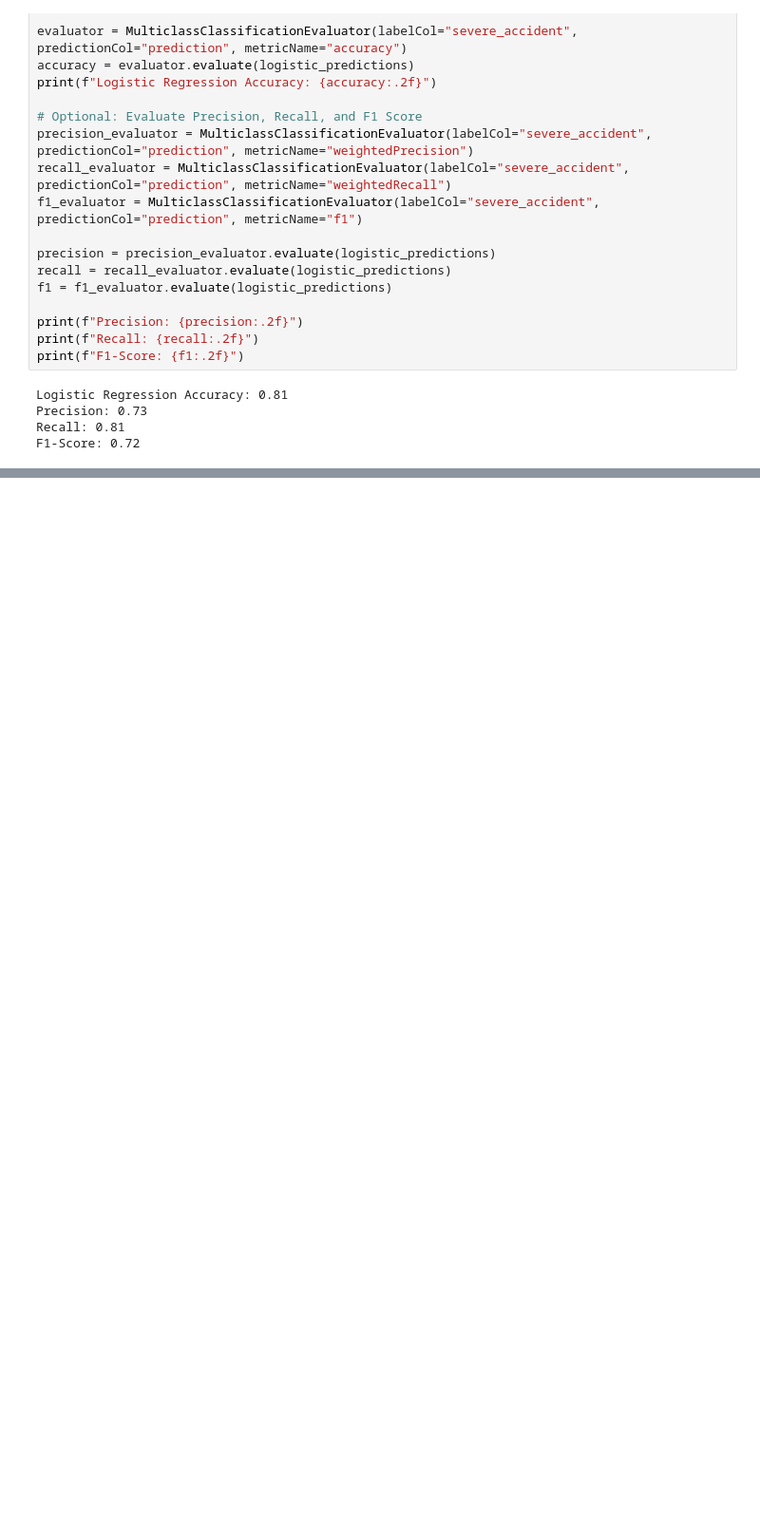
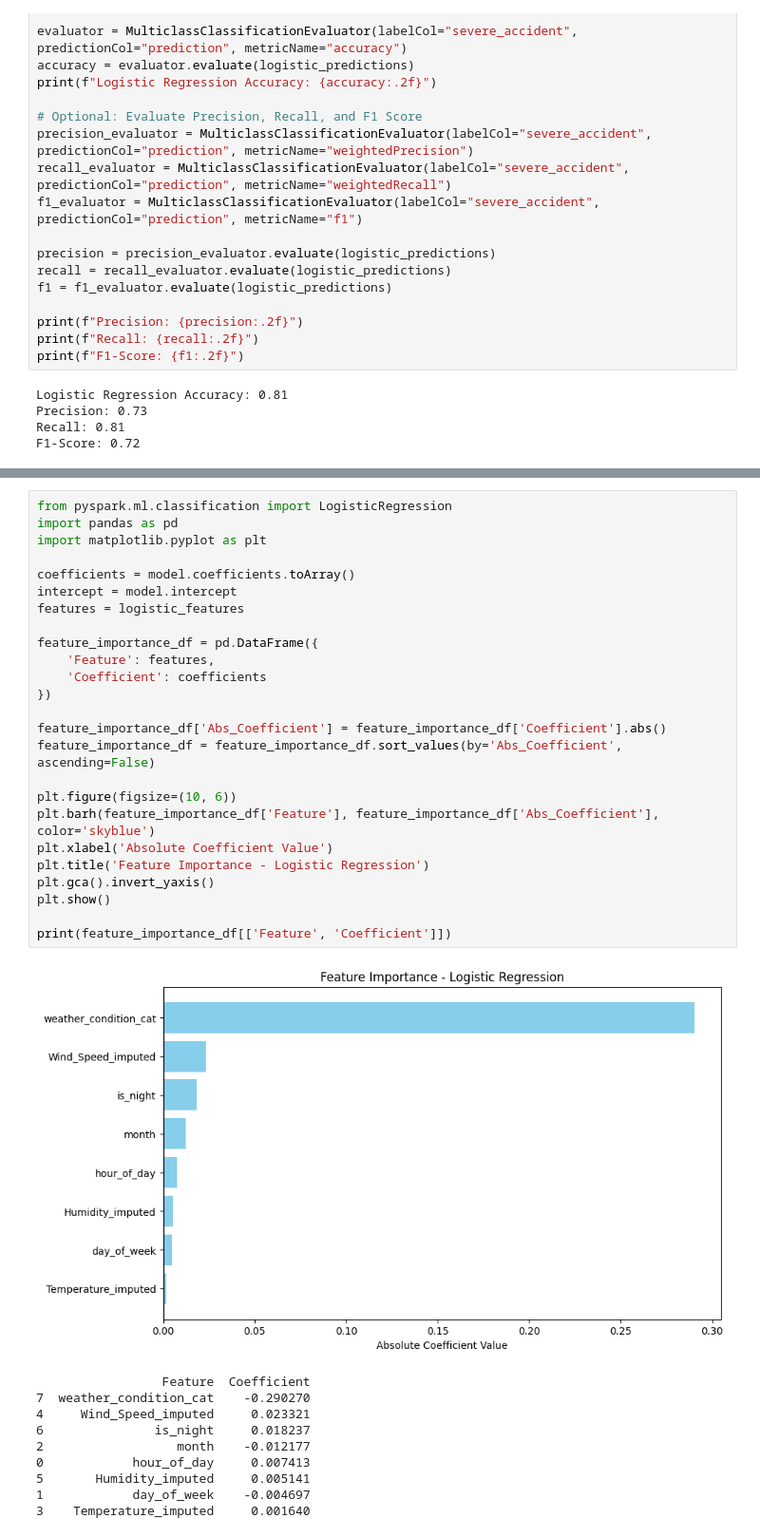
Before and after one commit to Person-Ad/US-Accidents-Big-Data-Analytics-Spark, a Jupyter notebook: notebooks/Predictive Analysis/Logistic Regression.ipynb, the cells around one changed output, grey strips where cells are left out. Shown at 95% size. Saved outputs shown, nothing was run; the diff lists cells and outputs as text; blank space fills up the shorter version.

```diff
--- a/notebooks/Predictive Analysis/Logistic Regression.ipynb
+++ b/notebooks/Predictive Analysis/Logistic Regression.ipynb
@@ -158,0 +161,36 @@ plt.show()
+# %%
+from pyspark.ml.classification import LogisticRegression
+import pandas as pd
+import matplotlib.pyplot as plt
+
+coefficients = model.coefficients.toArray()
+intercept = model.intercept
+features = logistic_features
+
+feature_importance_df = pd.DataFrame({
+    'Feature': features,
+    'Coefficient': coefficients
+})
+
+feature_importance_df['Abs_Coefficient'] = feature_importance_df['Coefficient'].abs()
+feature_importance_df = feature_importance_df.sort_values(by='Abs_Coefficient', ascending=False)
+
+plt.figure(figsize=(10, 6))
+plt.barh(feature_importance_df['Feature'], feature_importance_df['Abs_Coefficient'], color='skyblue')
+plt.xlabel('Absolute Coefficient Value')
+plt.title('Feature Importance - Logistic Regression')
+plt.gca().invert_yaxis()
+plt.show()
+
+print(feature_importance_df[['Feature', 'Coefficient']])
+# %% [output]
+[figure, added]
+                 Feature  Coefficient
+7  weather_condition_cat    -0.290270
+4     Wind_Speed_imputed     0.023321
+6               is_night     0.018237
+2                  month    -0.012177
+0            hour_of_day     0.007413
+5       Humidity_imputed     0.005141
+1            day_of_week    -0.004697
+3    Temperature_imputed     0.001640
```
Also changed, not shown: parts of 1 cell of this notebook, 12 other files.
